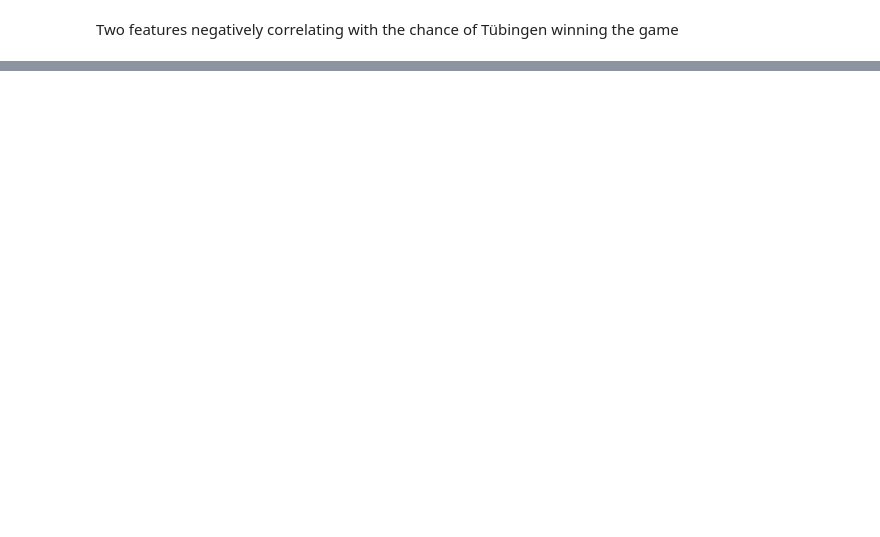
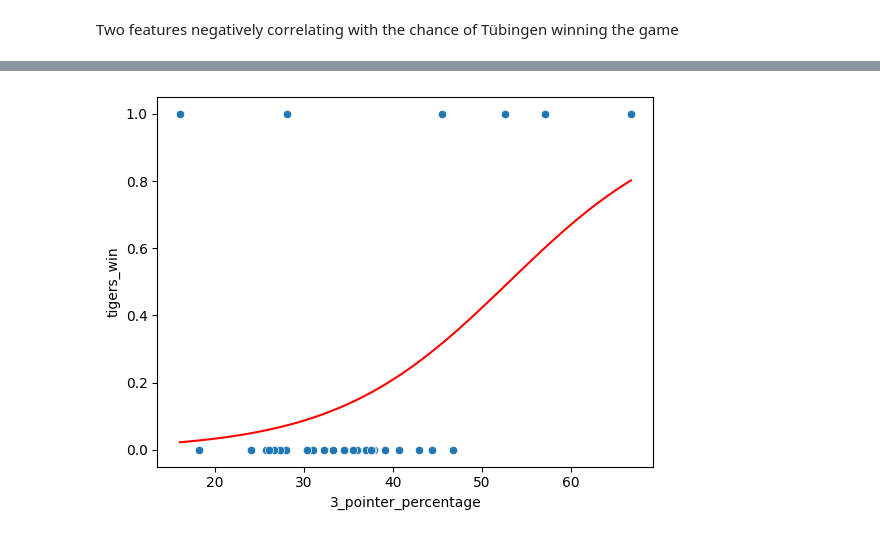
Before and after one commit to dxmme/T-biTigers, a Jupyter notebook: src/plots.ipynb, the cells around one changed output, grey strips where cells are left out. Drawn from its saved outputs; the diff is of its cells as text; code cells hidden in the pictures; blank space fills up the shorter version.

```diff
--- a/src/plots.ipynb
+++ b/src/plots.ipynb
@@ -88,0 +91,13 @@ plt.show()
+# %%
+# 1D plot of steals and tigers win
+# fit logistic regression model
+feature = "3_pointer_percentage"
+feature_data_column = data[feature]
+model = LogisticRegression()
+model.fit(data[[feature]], data["tigers_win"])
+# plot data and decision boundary
+sns.scatterplot(data=data, x=feature, y="tigers_win")
+sns.lineplot(x=np.linspace(feature_data_column.min(), feature_data_column.max(), 100), y=model.predict_proba(np.linspace(feature_data_column.min(), feature_data_column.max(), 100).reshape(-1, 1))[:, 1], color="red")
+plt.show()
+# %% [output]
+[figure, added]
```
Also changed, not shown: parts of 6 cells of this notebook.
